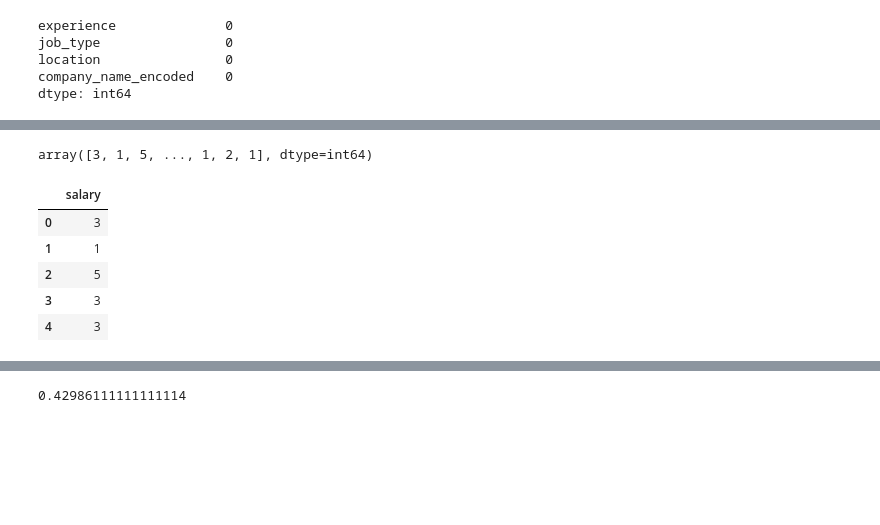
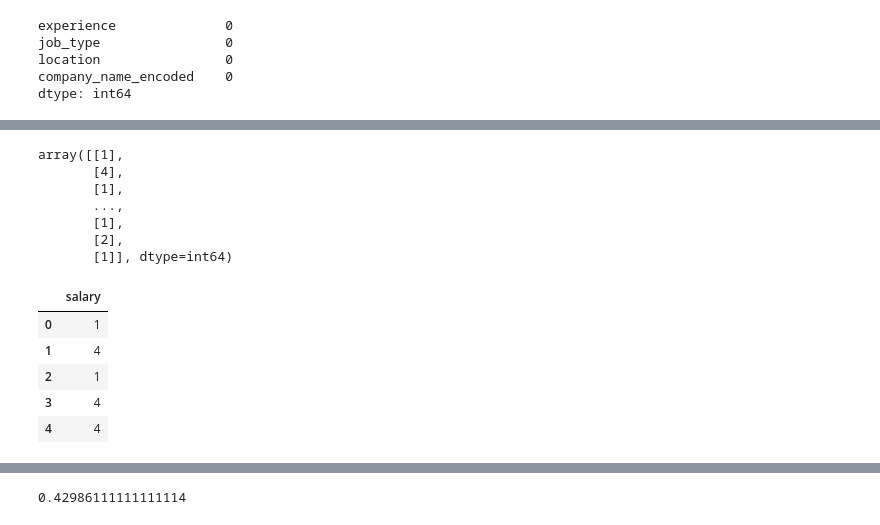
Before and after one commit to SenthilKumar009/Machine-Learning-Projects, a Jupyter notebook: Machine Hack/Hackathon/Predict Salary/Salary Prediction.ipynb, the cells around one changed output, grey strips where cells are left out. Cells and saved outputs as stored; diff of their text form; code cells hidden in the pictures; blank space fills up the shorter version.

```diff
--- a/Machine Hack/Hackathon/Predict Salary/Salary Prediction.ipynb
+++ b/Machine Hack/Hackathon/Predict Salary/Salary Prediction.ipynb
@@ -262,2 +236,0 @@ def convert_salary(x):
-# %%
-train_data['salary'] = train_data['salary'].apply(lambda x: convert_salary(x))
@@ -331,7 +404,7 @@ train_data.head()
 X = train_data.drop('salary', axis=1)
 y = train_data['salary']
 # %%
-X_train, X_test, y_train, y_test = train_test_split(X, y, test_size=0.3, random_state=9)
+X_train, X_test, y_train, y_test = train_test_split(X, y, test_size=0.2, random_state=27)
 # %%
 from sklearn.linear_model import LogisticRegression, LinearRegression
 from sklearn.svm import SVC, LinearSVC
@@ -449,12 +522,12 @@ Test Accuracy: 40.9%
 # %%
 # CatBoost Classification
-#from catboost import CatBoostClassifier
-cb_clf = CatBoostClassifiert()
+from catboost import CatBoostClassifier
+cb_clf = CatBoostClassifier()
 cb_clf.fit(X_train, y_train)
 y_pred_cb = cb_clf.predict(X_test)
 acc_cb = round(cb_clf.score(X_train, y_train) * 100, 2)
 print ("Train Accuracy: " + str(acc_cb) + '%')
 
-acc_cb = round(mnb_clf.score(X_test, y_test) * 100, 2)
+acc_cb = round(cb_clf.score(X_test, y_test) * 100, 2)
 print ("Test Accuracy: " + str(acc_cb) + '%')
 # %% [output]
@@ -473,20 +565,26 @@ print ("Test Accuracy: " + str(acc_mnb) + '%')
 # %%
-test_predict = rf_clf.predict(test_data)
+test_predict = cb_clf.predict(test_data)
 test_predict
 # %% [output]
-array([3, 1, 5, ..., 1, 2, 1], dtype=int64)
+array([[1],
+       [4],
+       [1],
+       ...,
+       [1],
+       [2],
+       [1]], dtype=int64)
 # %%
 y_test_pred = pd.DataFrame(test_predict,columns=[   'salary'   ])
-y_test_pred.to_csv('submission_rf.csv', index=False)
-pred_data = pd.read_csv('submission_rf.csv')
+y_test_pred.to_csv('submission_cf.csv', index=False)
+pred_data = pd.read_csv('submission_cf.csv')
 pred_data.head()
 # %% [output]
 |  | salary |
-| 0 | 3 |
-| 1 | 1 |
-| 2 | 5 |
-| 3 | 3 |
-| 4 | 3 |
+| 0 | 1 |
+| 1 | 4 |
+| 2 | 1 |
+| 3 | 4 |
+| 4 | 4 |
 # %%
 salary_map  = {1:'10to15',
                2:'15to25',
```
Also changed, not shown: parts of 40 cells of this notebook, 32 other files.
